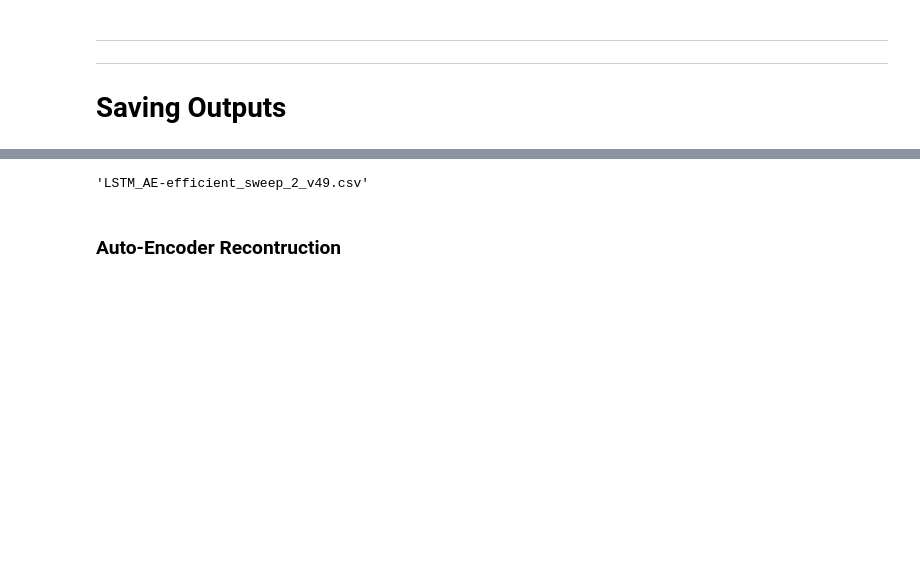
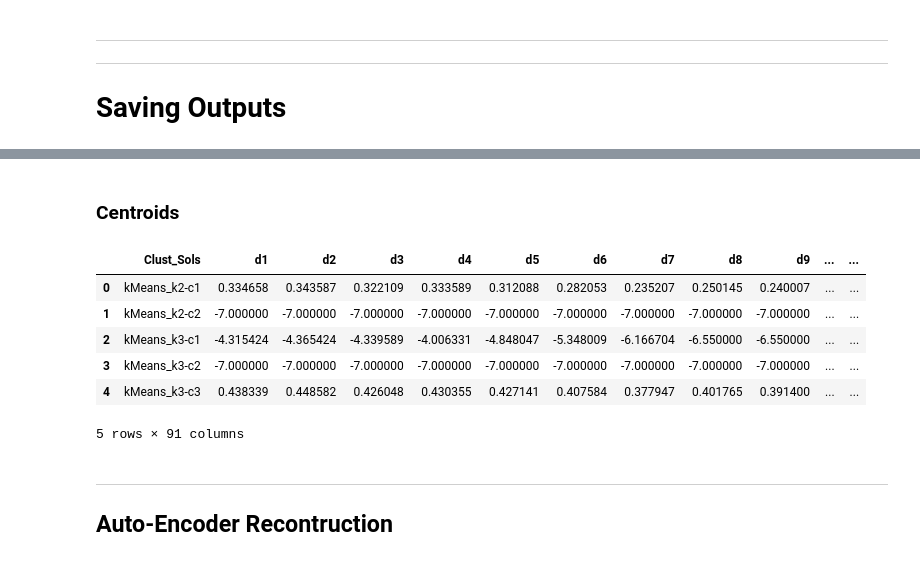
Before and after one commit to VascoPM/SHS-DeepClustering, a Jupyter notebook: Clustering_ANN-Clust-Reconstruct.ipynb, the cells around one changed output, grey strips where cells are left out. Saved outputs shown, nothing was run; the diff lists cells and outputs as text; code cells hidden in the pictures; blank space fills up the shorter version.

```diff
--- a/Clustering_ANN-Clust-Reconstruct.ipynb
+++ b/Clustering_ANN-Clust-Reconstruct.ipynb
@@ -350,0 +275,15 @@ df_sols = pd.concat([df_sols, kMeans_sols], axis=1)
+# %%
+print('Clustering on Encoded Space\n')
+start_total_time = time.time()
+clust_sol_cols = []
+for k in range(2, max_num_clusters + 1):
+    # UMAPing to macthed k=dims with cluster friendly settings
+    start_ind_sol_time = time.time()
+    print(f'Processing kMeans for k={k}')
+    partition = KMeans(n_clusters=k, random_state=42).fit(encoded_data)
+    sol_name = f'kMeans_k{k}'
+    clust_sol_cols.append(sol_name)
+    df_sols[sol_name] = partition.labels_ + 1
+    print(f'Time: {np.round(time.time() - start_ind_sol_time,2)}[s]\n')
+
+print(f'Total Time: {np.round(time.time() - start_total_time,2)}[s]')
@@ -446,4 +515,12 @@ solution_fileName = f'{Model_Name}-{solution_fileName}.csv'
-# %%
-solution_fileName
-# %% [output]
-'LSTM_AE-efficient_sweep_2_v49.csv'
+# %% [markdown]
+### Centroids
+# %%
+df_centroids.head()
+# %% [output]
+|  | Clust_Sols | d1 | d2 | d3 | d4 | d5 | d6 | d7 | d8 | d9 | ... | ... |
+| 0 | kMeans_k2-c1 | 0.334658 | 0.343587 | 0.322109 | 0.333589 | 0.312088 | 0.282053 | 0.235207 | 0.250145 | 0.240007 | ... | ... |
+| 1 | kMeans_k2-c2 | -7.000000 | -7.000000 | -7.000000 | -7.000000 | -7.000000 | -7.000000 | -7.000000 | -7.000000 | -7.000000 | ... | ... |
+| 2 | kMeans_k3-c1 | -4.315424 | -4.365424 | -4.339589 | -4.006331 | -4.848047 | -5.348009 | -6.166704 | -6.550000 | -6.550000 | ... | ... |
+| 3 | kMeans_k3-c2 | -7.000000 | -7.000000 | -7.000000 | -7.000000 | -7.000000 | -7.000000 | -7.000000 | -7.000000 | -7.000000 | ... | ... |
+| 4 | kMeans_k3-c3 | 0.438339 | 0.448582 | 0.426048 | 0.430355 | 0.427141 | 0.407584 | 0.377947 | 0.401765 | 0.391400 | ... | ... |
+5 rows × 91 columns
@@ -450,2 +534,3 @@ solution_fileName
 # %% [markdown]
-### Auto-Encoder Recontruction
+---
+## Auto-Encoder Recontruction
```
Also changed, not shown: parts of 69 cells of this notebook, 2 other files.
